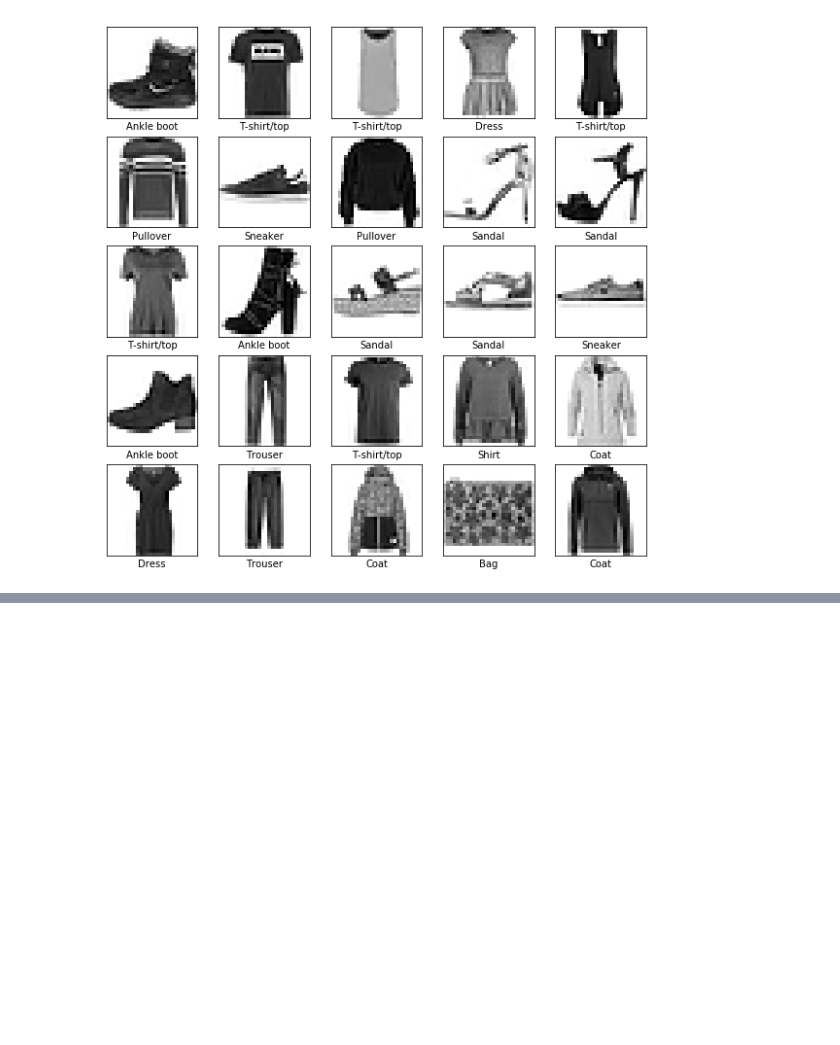
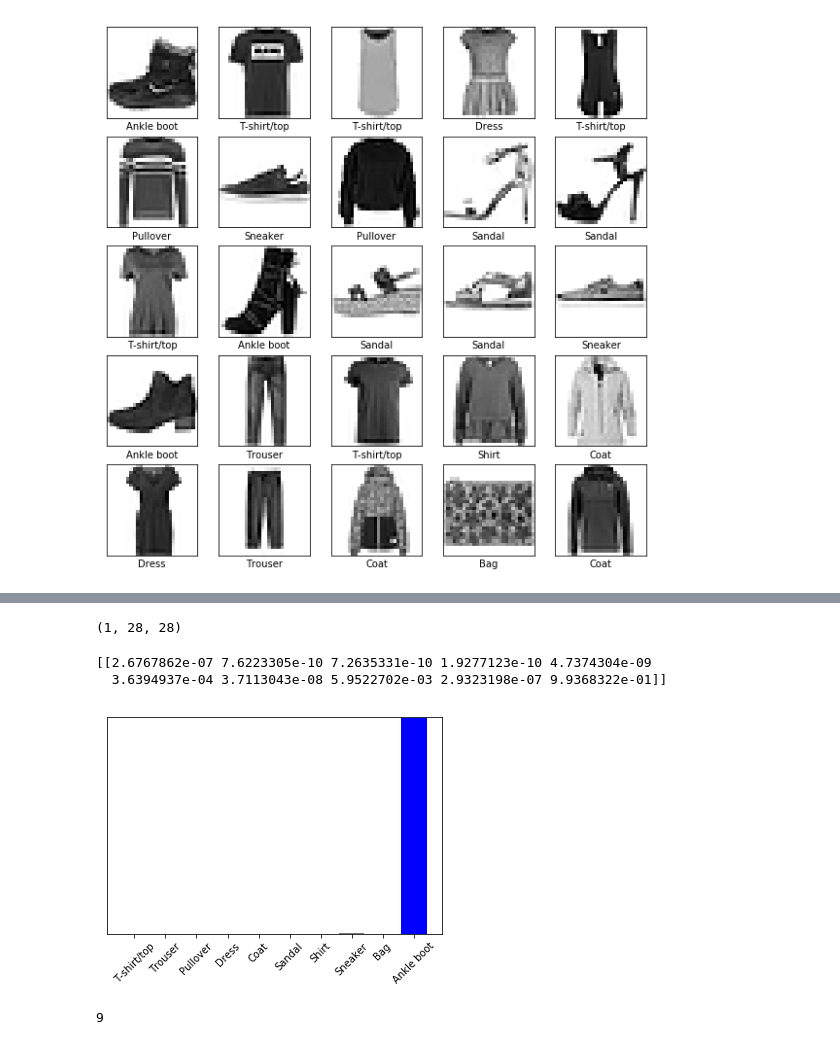
Before and after one commit to ferazkian/FashionMNIST, a Jupyter notebook: FashionMnist.ipynb, the cells around one changed output, grey strips where cells are left out. Saved outputs shown, nothing was run; the diff lists cells and outputs as text; code cells hidden in the pictures; blank space fills up the shorter version.

```diff
--- a/FashionMnist.ipynb
+++ b/FashionMnist.ipynb
@@ -75,0 +164,24 @@ Test accuracy: 0.8386
+# %%
+# Add the image to a batch where it's the only member.
+img = (np.expand_dims(img,0))
+
+print(img.shape)
+# %% [output]
+(1, 28, 28)
+# %%
+predictions_single = model.predict(img)
+
+print(predictions_single)
+# %% [output]
+[[2.6767862e-07 7.6223305e-10 7.2635331e-10 1.9277123e-10 4.7374304e-09
+  3.6394937e-04 3.7113043e-08 5.9522702e-03 2.9323198e-07 9.9368322e-01]]
+# %%
+plot_value_array(0, predictions_single, test_labels)
+_ = plt.xticks(range(10), class_names, rotation=45)
+plt.show()
+# %% [output]
+[figure, added]
+# %%
+np.argmax(predictions_single[0])
+# %% [output]
+9
```
Also changed, not shown: parts of 13 cells of this notebook.
